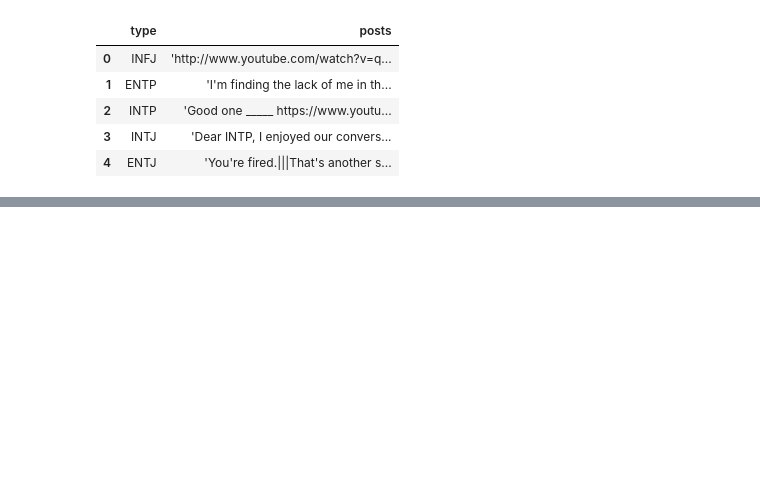
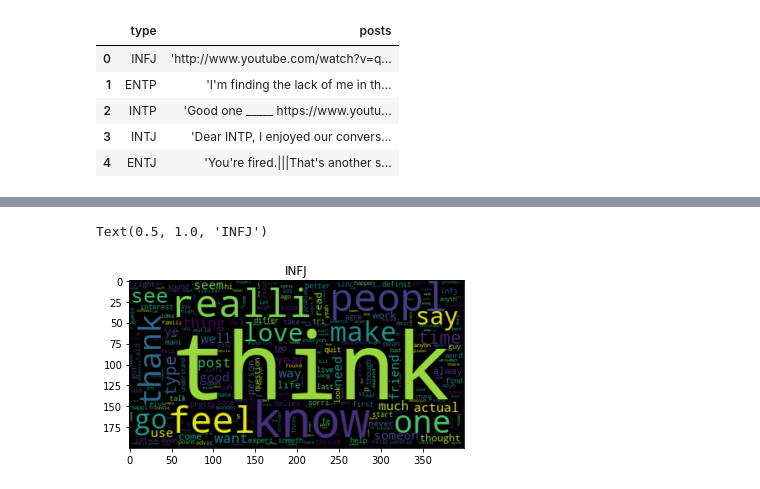
Before and after one commit to SidV2/PersonalityIndicator, a Jupyter notebook: NLP.ipynb, the cells around one changed output, grey strips where cells are left out. Cells and saved outputs as stored; diff of their text form; code cells hidden in the pictures; blank space fills up the shorter version.

```diff
--- a/NLP.ipynb
+++ b/NLP.ipynb
@@ -239,2 +250,7 @@ print(result)
 11
 Personality type: INTP
+# %%
+#Connect to DB
+db_connect = pymongo.MongoClient("localhost", 27017)
+database_name = 'mbti'
+database = db_connect[database_name]
@@ -240,0 +274,13 @@ Personality type: INTP
+# %%
+PI_Collection = database.get_collection("mbti_personality_indicator")
+
+
+
+columnsINFJ = list(PI_Collection.find({"type": "INFJ"}))
+
+columnsINFJ
+datafINFJ = pd.DataFrame(columnsINFJ)
+# %%
+datafINFJPosts = datafINFJ["posts"]
+
+datafINFJPosts
@@ -240,0 +300,9 @@ Personality type: INTP
+# %%
+postType = "INFJ"
+df_INFJ = datafINFJPosts
+wordcloud = WordCloud(max_words=1628,relative_scaling=1,normalize_plurals=False).generate(df_INFJ.to_string())
+plt.imshow(wordcloud, interpolation='bilinear')
+plt.title(postType)
+# %% [output]
+Text(0.5, 1.0, 'INFJ')
+[figure, added]
```
Also changed, not shown: parts of 24 cells of this notebook.
